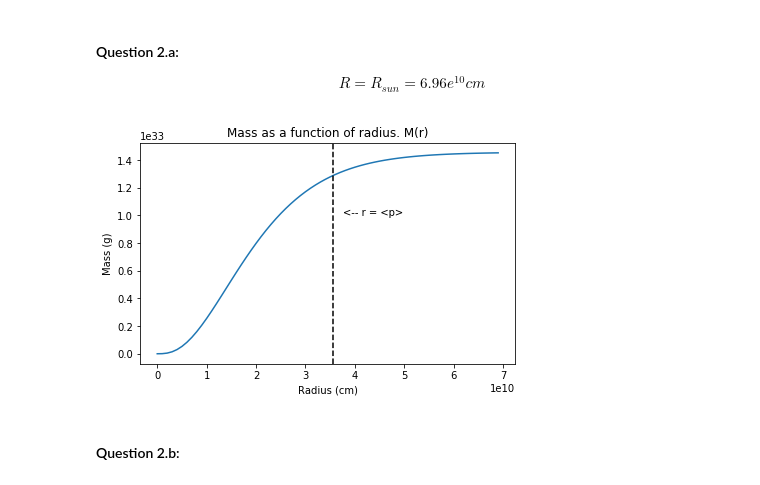
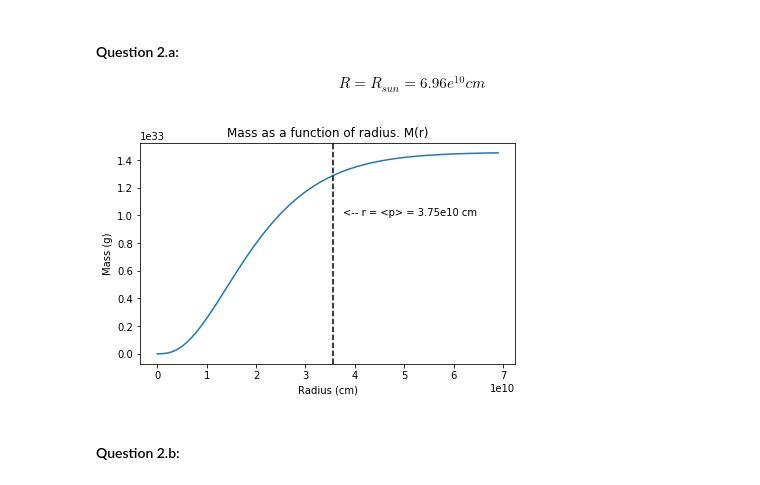
Before and after one commit to wildAstroboy/astro_4090, a Jupyter notebook: Homework 1.ipynb, the cells around one changed output. Cells and saved outputs as stored; diff of their text form; code cells hidden in the pictures.

```diff
--- a/Homework 1.ipynb
+++ b/Homework 1.ipynb
@@ -69,28 +20,32 @@ R = R_{sun} = 6.96e^{10} cm
 # %%
 import matplotlib.pyplot as plt
 import matplotlib.patches as mpatches
 import math as m
 import numpy as np
 
 # Radius of the Sun in cm.
 R= 6.96e10 # Radius of Sun in cm
 r = np.arange(0, R, .1e10)
 E = np.e
 
 # Mass as a function of radius.
 def M(x):
     return (1.45746e33 + E**((-1.43678e-10) * x) * ((-1.45746e33)-((2.09405e23) * x) - (1.50435e13) * x**2))
 
 plt.plot(r, M(r))
+
 plt.title('Mass as a function of radius. M(r)')
+
 plt.xlabel('Radius (cm)')
 plt.ylabel('Mass (g)')
+
 plt.axvline((3.56e10), linestyle='--', color='black')
-plt.text(3.75e10, 1e33, '<-- r = <p>')
+
+plt.text(3.75e10, 1e33, '<-- r = <p> = 3.75e10 cm')
 plt.tight_layout(pad=1.0)
 plt.show()
 # %% [output]
-[figure, old version]
+[figure, new version]
 # %% [markdown]
 #### Question 2.b:
 # %%
```
Also changed, not shown: parts of 4 cells of this notebook.
